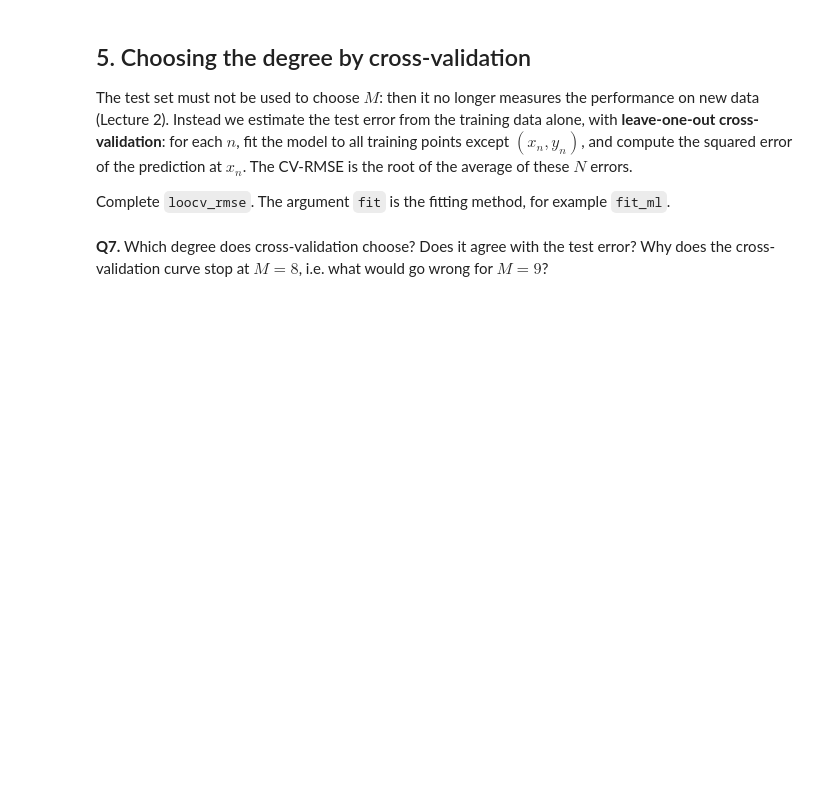
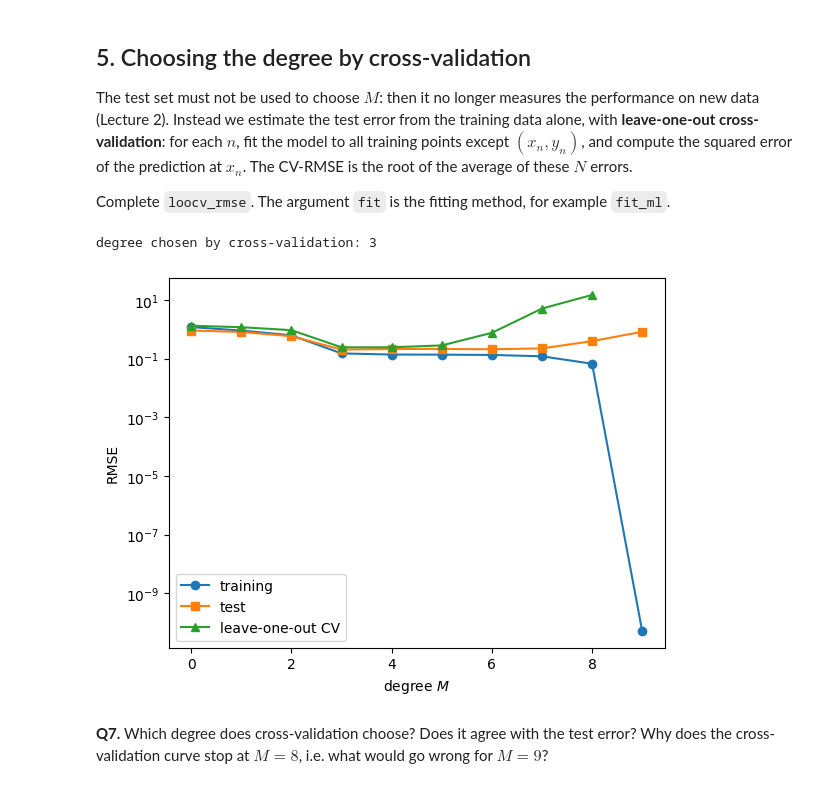
Before and after one commit to MarcusBoivie/Mathematical-Introduction-to-Machine-Learning, a Jupyter notebook: ca1/lab1a-linear-regression.ipynb, the cells around one changed output. Drawn from its saved outputs; the diff is of its cells as text; code cells hidden in the pictures; blank space fills up the shorter version.

```diff
--- a/ca1/lab1a-linear-regression.ipynb
+++ b/ca1/lab1a-linear-regression.ipynb
@@ -261,24 +281,27 @@ Complete `loocv_rmse`. The argument `fit` is the fitting method, for example `fi
 # %%
 def loocv_rmse(x, y, features, fit):
     # leave-one-out cross-validation estimate of the RMSE
     N = x.shape[0]
     errors = np.zeros(N)
     for n in range(N):
         keep = np.arange(N) != n           # every point except number n
-        theta = ...            # EDIT: fit to the kept points
-        errors[n] = ...        # EDIT: squared error of the prediction at x_n
+        theta = fit(features(x[keep]), y[keep])            # EDIT: fit to the kept points
+        errors[n] = ((y[n] - features(x[n:n+1]) @ theta) ** 2).item()        # EDIT: squared error of the prediction at x_n
     return np.sqrt(np.mean(errors))
 
 M_cv = 8
 cv_rmse = np.array([loocv_rmse(x_train, y_train, lambda x: poly_features(x, M), fit_ml) for M in range(M_cv + 1)])
 M_best = int(np.argmin(cv_rmse))
 print('degree chosen by cross-validation:', M_best)
 
 plt.figure()
 plt.semilogy(range(M_max + 1), train_rmse, 'o-', label='training')
 plt.semilogy(range(M_max + 1), test_rmse, 's-', label='test')
 plt.semilogy(range(M_cv + 1), cv_rmse, '^-', label='leave-one-out CV')
 plt.xlabel('degree $M$'); plt.ylabel('RMSE'); plt.legend();
+# %% [output]
+degree chosen by cross-validation: 3
+[figure, added]
 # %% [markdown]
 **Q7.** Which degree does cross-validation choose? Does it agree with the test error? Why does the cross-validation curve
 stop at $M=8$, i.e. what would go wrong for $M=9$?
```
Also changed, not shown: parts of 19 cells of this notebook.
